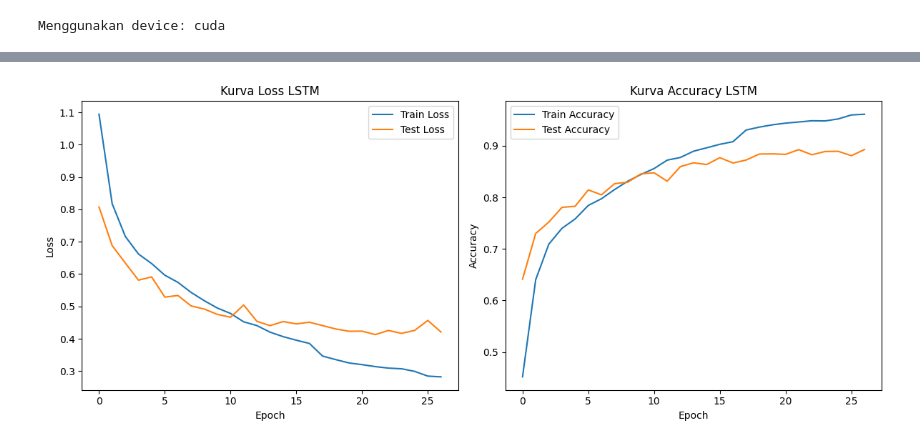
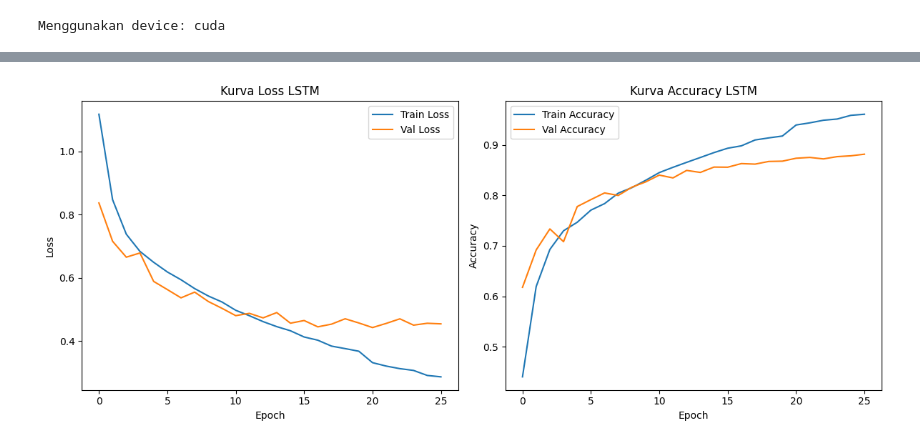
Before and after one commit to ree2507/protein-function-classification, a Jupyter notebook: 04_lstm_model.ipynb, the cells around one changed output, grey strips where cells are left out. Drawn from its saved outputs; the diff is of its cells as text; code cells hidden in the pictures.

Commit message:
Update notebooks: sync preprocessing split to 70:15:15, update CNN/LSTM training outputs

```diff
--- a/04_lstm_model.ipynb
+++ b/04_lstm_model.ipynb
@@ -28,11 +28,12 @@ Menggunakan device: cuda
 # %%
 # 1. Load Dataset
 train_df = pd.read_csv('data/processed/train.csv')
+val_df = pd.read_csv('data/processed/val.csv')
 test_df = pd.read_csv('data/processed/test.csv')
 
 with open('data/processed/label_mapping.json', 'r') as f:
     label_mapping = json.load(f)
 
 num_classes = len(label_mapping)
-print(f"Data Train: {len(train_df)}, Data Test: {len(test_df)}, Jumlah Kelas: {num_classes}")
+print(f"Data Train: {len(train_df)}, Data Val: {len(val_df)}, Data Test: {len(test_df)}, Jumlah Kelas: {num_classes}")
 # %% [output]
@@ -155,6 +186,7 @@ ProteinLSTM(
 )
 # %%
 # 4. Konfigurasi Pelatihan
+from sklearn.utils.class_weight import compute_class_weight
 
 # Menghitung Class Weights
 labels_array = train_df['Label'].values
@@ -202,11 +234,11 @@ for epoch in range(EPOCHS):
     epoch_train_loss = train_loss / total
     epoch_train_acc = correct / total
 
-    # --- FASE TESTING ---
+    # --- FASE VALIDATION ---
     model.eval()
     val_loss, correct_val, total_val = 0.0, 0, 0
     with torch.no_grad():
-        for seqs, labels in test_loader:
+        for seqs, labels in val_loader:
             seqs, labels = seqs.to(device), labels.to(device)
             outputs = model(seqs)
             loss = criterion(outputs, labels)
@@ -230,7 +262,7 @@ for epoch in range(EPOCHS):
 
     elapsed_time = time.time() - start_time
     current_lr = optimizer.param_groups[0]['lr']
-    print(f"Epoch {epoch+1:02d}/{EPOCHS} | Waktu: {elapsed_time:.0f}s | LR: {current_lr:.6f} | Train Loss: {epoch_train_loss:.4f} Acc: {epoch_train_acc:.4f} | Test Loss: {epoch_val_loss:.4f} Acc: {epoch_val_acc:.4f}")
+    print(f"Epoch {epoch+1:02d}/{EPOCHS} | Waktu: {elapsed_time:.0f}s | LR: {current_lr:.6f} | Train Loss: {epoch_train_loss:.4f} Acc: {epoch_train_acc:.4f} | Val Loss: {epoch_val_loss:.4f} Acc: {epoch_val_acc:.4f}")
 
     if epoch_val_loss < best_val_loss:
         best_val_loss = epoch_val_loss
@@ -247,7 +279,7 @@ for epoch in range(EPOCHS):
 print("\n--- Training Summary ---")
 print(f"Early Stopping Triggered: {early_stop_triggered}")
 print(f"Total Epochs Run: {epoch + 1}")
-print(f"Best Epoch: {best_epoch} (Test Loss: {best_val_loss:.4f})")
+print(f"Best Epoch: {best_epoch} (Val Loss: {best_val_loss:.4f})")
 model.load_state_dict(torch.load(best_model_path, weights_only=False))
 print("Best model weights loaded.")
 # %% [output]
@@ -332,24 +364,24 @@ Model LSTM dan hasil evaluasi berhasil disimpan.
 # %%
 # 6. Visualisasi Kurva Loss & Accuracy
 plt.figure(figsize=(12, 5))
 
 plt.subplot(1, 2, 1)
 plt.plot(history['train_loss'], label='Train Loss')
-plt.plot(history['val_loss'], label='Test Loss')
+plt.plot(history['val_loss'], label='Val Loss')
 plt.title('Kurva Loss LSTM')
 plt.xlabel('Epoch')
 plt.ylabel('Loss')
 plt.legend()
 
 plt.subplot(1, 2, 2)
 plt.plot(history['train_acc'], label='Train Accuracy')
-plt.plot(history['val_acc'], label='Test Accuracy')
+plt.plot(history['val_acc'], label='Val Accuracy')
 plt.title('Kurva Accuracy LSTM')
 plt.xlabel('Epoch')
 plt.ylabel('Accuracy')
 plt.legend()
 
 plt.tight_layout()
 plt.show()
 # %% [output]
-[figure, old version]
+[figure, new version]
```
Also changed, not shown: parts of 5 cells of this notebook, 2 other files.
